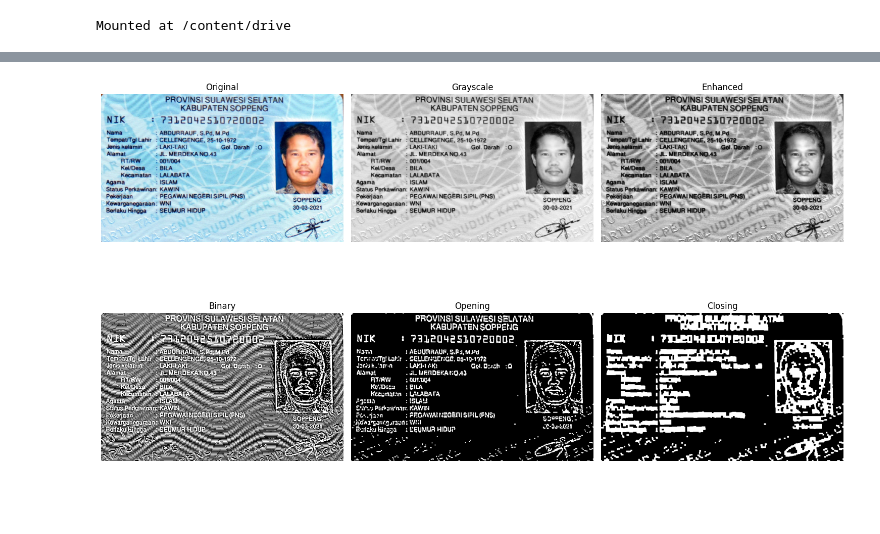
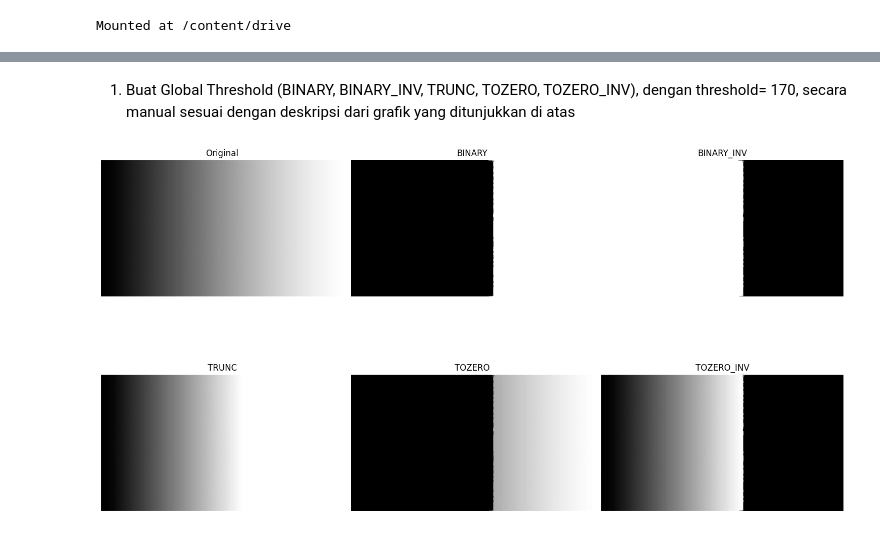
Before and after one commit to MuhammadKhairunnasNurdin/PCVK_2024, a Jupyter notebook: Week_9.ipynb, the cells around one changed output, grey strips where cells are left out. Saved outputs shown, nothing was run; the diff lists cells and outputs as text; code cells hidden in the pictures; blank space fills up the shorter version.

```diff
--- a/Week_9.ipynb
+++ b/Week_9.ipynb
@@ -627,5 +9,0 @@ def process_ktp_image(image_path):
-# %%
-image_path = '/content/drive/MyDrive/PCVK_MM/Images/Images/KTP_More/KTP_More/KTP7.jpeg'
-process_ktp_image(image_path)
-# %% [output]
-[figure, removed]
@@ -631,0 +14,48 @@ process_ktp_image(image_path)
+# %% [markdown]
+1. Buat Global Threshold (BINARY, BINARY_INV, TRUNC, TOZERO, TOZERO_INV), dengan
+threshold= 170, secara manual sesuai dengan deskripsi dari grafik yang ditunjukkan di
+atas
+# %%
+# Fungsi untuk menampilkan gambar
+def display_images(images, titles):
+    plt.figure(figsize=(15, 10))
+    for i, (img, title) in enumerate(zip(images, titles)):
+        plt.subplot(2, 3, i + 1)
+        if len(img.shape) == 2:  # Grayscale image
+            plt.imshow(img, cmap='gray')
+        else:
+            plt.imshow(cv2.cvtColor(img, cv2.COLOR_BGR2RGB))
+        plt.title(title)
+        plt.axis('off')
+    plt.tight_layout()
+    plt.show()
+# %%
+filename = "/content/drive/MyDrive/PCVK_MM/Images/Images/gradient.jpg"
+
+# Membaca gambar dalam format grayscale
+image = cv2.imread(filename, cv2.IMREAD_GRAYSCALE)
+
+# Menetapkan nilai threshold
+threshold = 170
+
+# Threshold BINARY
+binary = np.where(image > threshold, 255, 0).astype(np.uint8)
+
+# Threshold BINARY_INV
+binary_inv = np.where(image > threshold, 0, 255).astype(np.uint8)
+
+# Threshold TRUNC
+trunc = np.where(image > threshold, threshold, image).astype(np.uint8)
+
+# Threshold TOZERO
+tozero = np.where(image > threshold, image, 0).astype(np.uint8)
+
+# Threshold TOZERO_INV
+tozero_inv = np.where(image > threshold, 0, image).astype(np.uint8)
+
+# Menampilkan hasil
+images = [image, binary, binary_inv, trunc, tozero, tozero_inv]
+titles = ['Original', 'BINARY', 'BINARY_INV', 'TRUNC', 'TOZERO', 'TOZERO_INV']
+display_images(images, titles)
+# %% [output]
+[figure, added]
```
Also changed, not shown: parts of 47 cells of this notebook.
